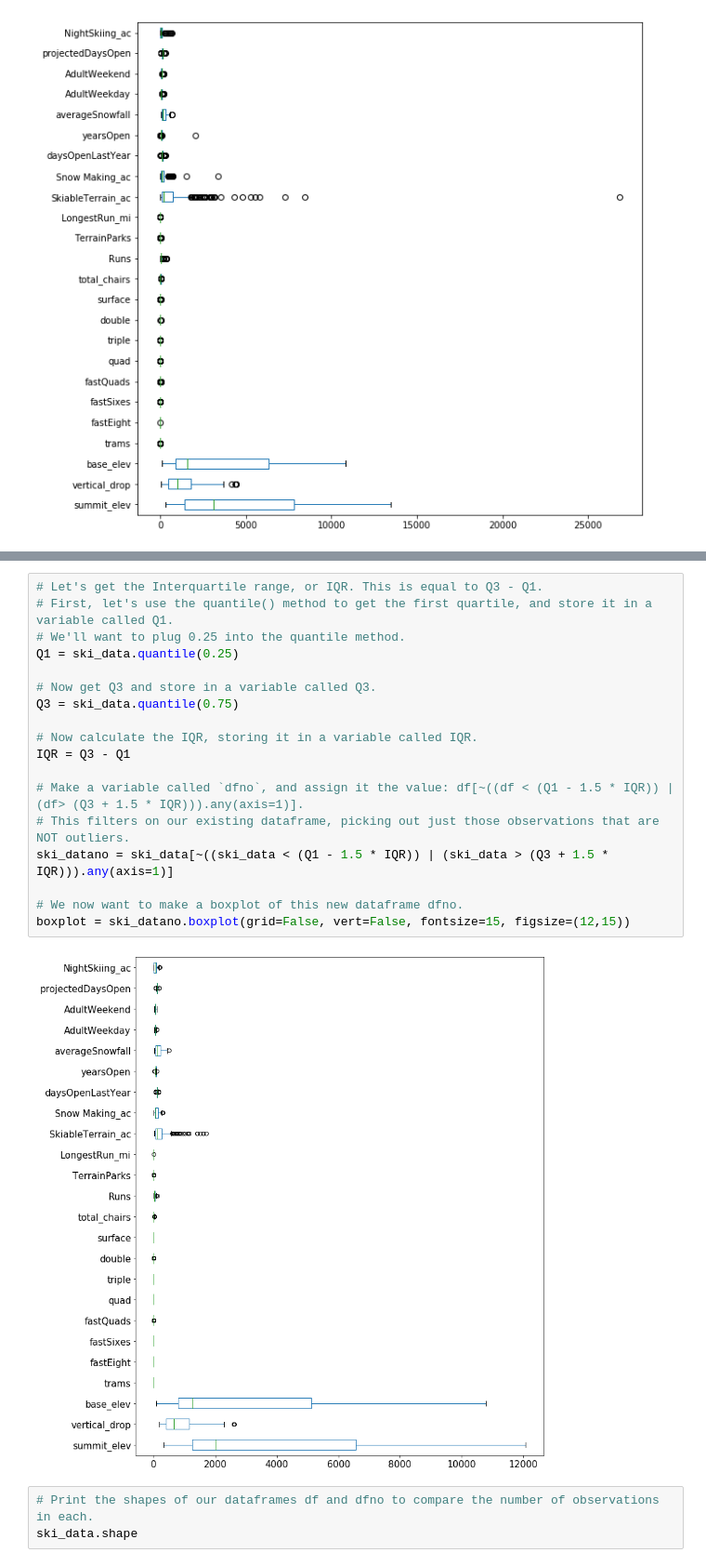
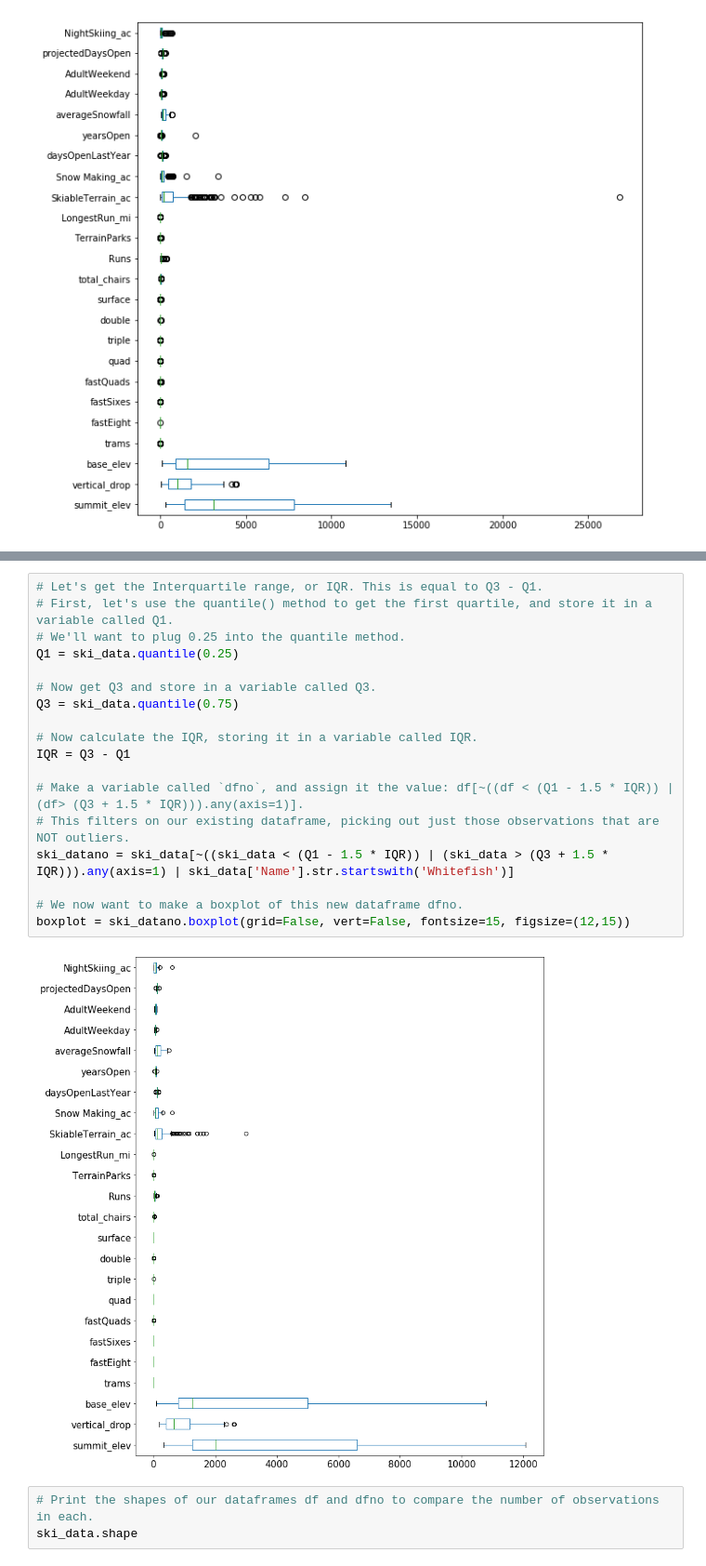
Before and after one commit to DanielTman/Guided-Capstone, a Jupyter notebook: ExploratoryDataAnalysis/Notebook_stepthree.ipynb, the cells around one changed output, grey strips where cells are left out. Shown at 93% size. Saved outputs shown, nothing was run; the diff lists cells and outputs as text.

```diff
--- a/ExploratoryDataAnalysis/Notebook_stepthree.ipynb
+++ b/ExploratoryDataAnalysis/Notebook_stepthree.ipynb
@@ -198,23 +198,23 @@ Hint: Recall from your statistics prework that a common definition of an outlier
 # %%
 # Let's get the Interquartile range, or IQR. This is equal to Q3 - Q1.
 # First, let's use the quantile() method to get the first quartile, and store it in a variable called Q1.
 # We'll want to plug 0.25 into the quantile method.
 Q1 = ski_data.quantile(0.25)
 
 # Now get Q3 and store in a variable called Q3.
 Q3 = ski_data.quantile(0.75)
 
 # Now calculate the IQR, storing it in a variable called IQR.
 IQR = Q3 - Q1
 
 # Make a variable called `dfno`, and assign it the value: df[~((df < (Q1 - 1.5 * IQR)) |(df> (Q3 + 1.5 * IQR))).any(axis=1)].
 # This filters on our existing dataframe, picking out just those observations that are NOT outliers.
-ski_datano = ski_data[~((ski_data < (Q1 - 1.5 * IQR)) | (ski_data > (Q3 + 1.5 * IQR))).any(axis=1)]
+ski_datano = ski_data[~((ski_data < (Q1 - 1.5 * IQR)) | (ski_data > (Q3 + 1.5 * IQR))).any(axis=1) | ski_data['Name'].str.startswith('Whitefish')]
 
 # We now want to make a boxplot of this new dataframe dfno.
 boxplot = ski_datano.boxplot(grid=False, vert=False, fontsize=15, figsize=(12,15))
 # %% [output]
-[figure, old version]
+[figure, new version]
 # %%
 # Print the shapes of our dataframes df and dfno to compare the number of observations in each.
 ski_data.shape
```
Also changed, not shown: parts of 12 cells of this notebook.
